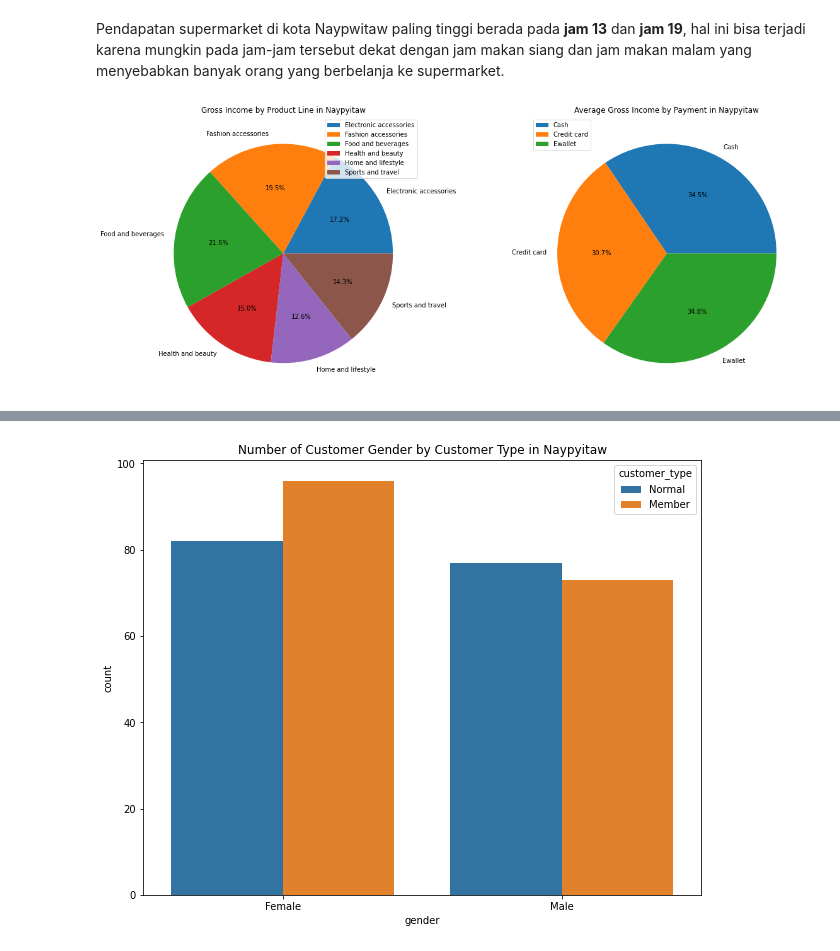
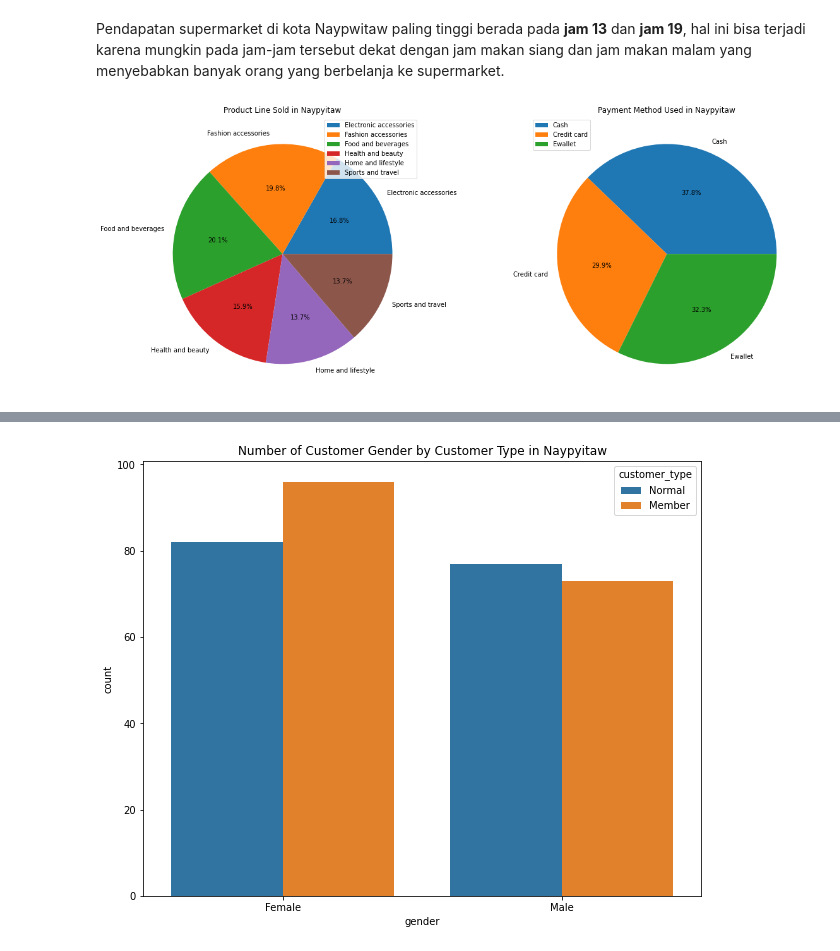
Before and after one commit to Penzragon/h8dsft_Milestone1, a Jupyter notebook: script.ipynb, the cells around one changed output, grey strips where cells are left out. Drawn from its saved outputs; the diff is of its cells as text; code cells hidden in the pictures.

```diff
--- a/script.ipynb
+++ b/script.ipynb
@@ -297,13 +285,13 @@ Pendapatan supermarket di kota Naypwitaw paling tinggi berada pada **jam 13** da
 # %%
 plt.figure(figsize=(20, 8))
 plt.subplot(1, 2, 1)
-plt.pie(sales[sales.city == 'Naypyitaw'].groupby('product_line').gross_income.sum(), labels=sales[sales.city == 'Naypyitaw'].groupby('product_line').gross_income.sum().index, autopct='%1.1f%%')
-plt.title('Gross Income by Product Line in Naypyitaw')
+plt.pie(sales[sales.city == 'Naypyitaw'].groupby('product_line').size(), labels=sales[sales.city == 'Naypyitaw'].groupby('product_line').size().index, autopct='%1.1f%%')
+plt.title('Product Line Sold in Naypyitaw')
 plt.legend(loc='upper right')
 plt.subplot(1, 2, 2)
-plt.pie(sales[sales.city == 'Naypyitaw'].groupby('payment').gross_income.mean(), labels=sales[sales.city == 'Naypyitaw'].groupby('payment').gross_income.mean().index, autopct='%1.1f%%')
-plt.title('Average Gross Income by Payment in Naypyitaw')
-plt.legend()
+plt.pie(sales[sales.city == 'Naypyitaw'].groupby('payment').size(), labels=sales[sales.city == 'Naypyitaw'].groupby('payment').size().index, autopct='%1.1f%%')
+plt.title('Payment Method Used in Naypyitaw')
+plt.legend(loc='upper left')
 plt.show()
 # %% [output]
-[figure, old version]
+[figure, new version]
```
Also changed, not shown: parts of 19 cells of this notebook.
